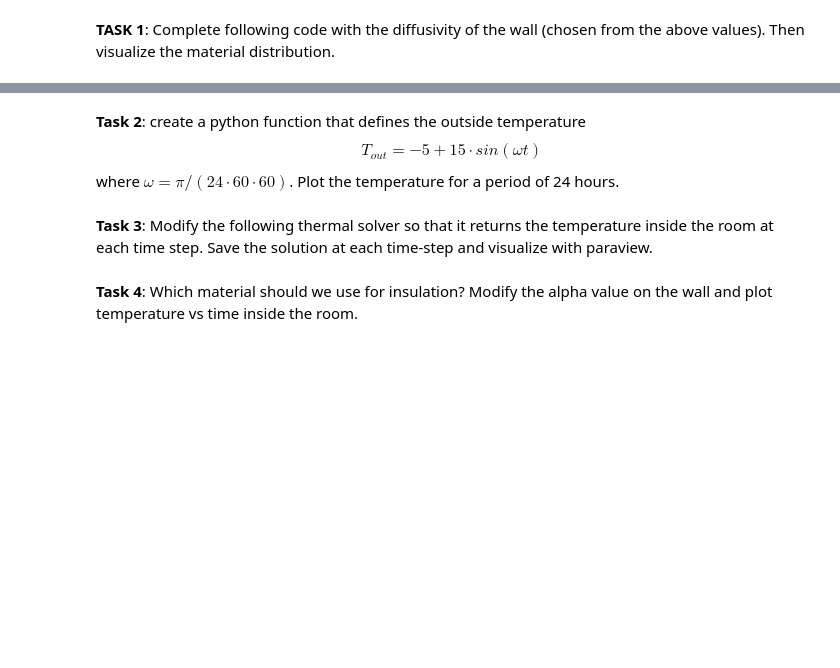
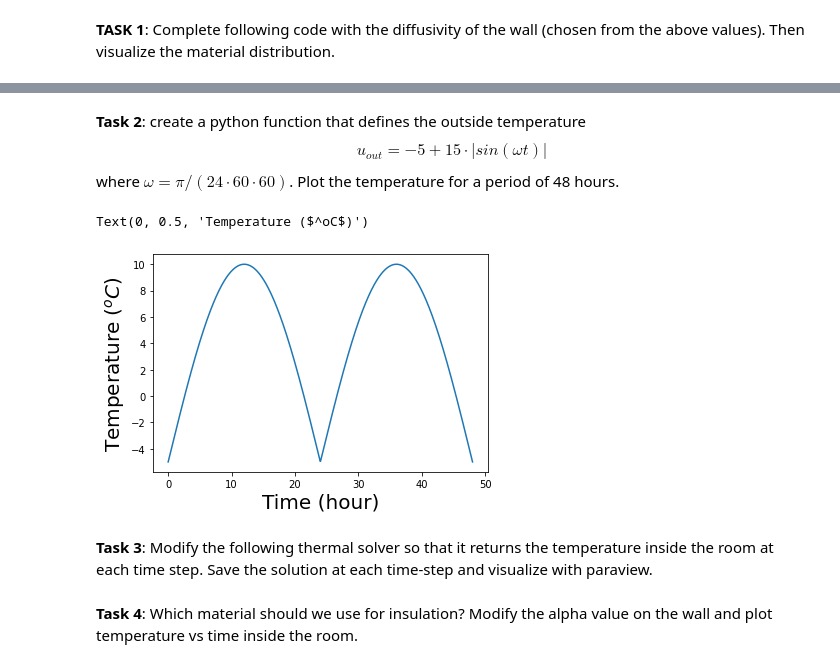
Before and after one commit to IgorBaratta/FEniCSxCourse, a Jupyter notebook: Problem2_Transient/heat_eq.ipynb, the cells around one changed output, grey strips where cells are left out. Cells and saved outputs as stored; diff of their text form; code cells hidden in the pictures; blank space fills up the shorter version.

```diff
--- a/Problem2_Transient/heat_eq.ipynb
+++ b/Problem2_Transient/heat_eq.ipynb
@@ -312,7 +317,7 @@ while t < t_max:
     u0.x.array[:] = u.x.array
 
     # Save solution at time step t
-    file.write_function(T, t=t)
+    file.write_function(u, t=t)
 
 # Now we can close the file
 file.close()
@@ -412,24 +423,27 @@ IPython.display.HTML(filename="alpha.html")
 # %% [markdown]
 **Task 2**: create a python function that defines the outside temperature
-$$T_{out} = -5 + 15 \cdot sin(\omega t)$$
+$$u_{out} = -5 + 15 \cdot |sin(\omega t)|$$
 where $\omega = \pi/(24\cdot60\cdot60)$.
-Plot the temperature for a period of 24 hours.
+Plot the temperature for a period of 48 hours.
 # %%
 period = 60*60*24 # seconds in a day
 def outside_temperature(t, x):
     # Edit this function
-    temperature = 0
+    temperature = 0.
     return numpy.full_like(x[0], temperature)
 
 # Task: Plot the hourly temperature during a day:
-temp = numpy.zeros(24)
-time = numpy.zeros(24)
-for i in range(temp.size):
-    time[i] = i*60*60
-    temp[i] = outside_temperature(time[i], [0, 0])
+time = numpy.linspace(0, 48*60*60, 1000)
+temp = numpy.zeros_like(time)
+for i, t in enumerate(time):
+    point = numpy.array([[0., 0.]]).T
+    temp[i] = outside_temperature(t, point)[0]
+
 
 import matplotlib.pyplot as plt
-plt.plot(time, temp)
+plt.plot(time/(60*60), temp)
 plt.xlabel('Time (hour)', fontsize=20)
 plt.ylabel('Temperature ($^oC$)', fontsize=20)
-plt.savefig("temperature.png")
+# %% [output]
+Text(0, 0.5, 'Temperature ($^oC$)')
+[figure, added]
@@ -458,6 +450,5 @@ plt.ylabel('Temperature ($^oC$)', fontsize=20)
 # %% [markdown]
-**Task 3**: Modify the following thermal solver so that it returns
-the temperature inside the room at each time step.
+**Task 3**: Modify the following thermal solver so that it returns the temperature inside the room at each time step.
 Save the solution at each time-step and visualize with paraview.
 # %%
 def thermal_solver(alpha, intial_temp=15, time_step=900.0):
```
Also changed, not shown: parts of 17 cells of this notebook.
